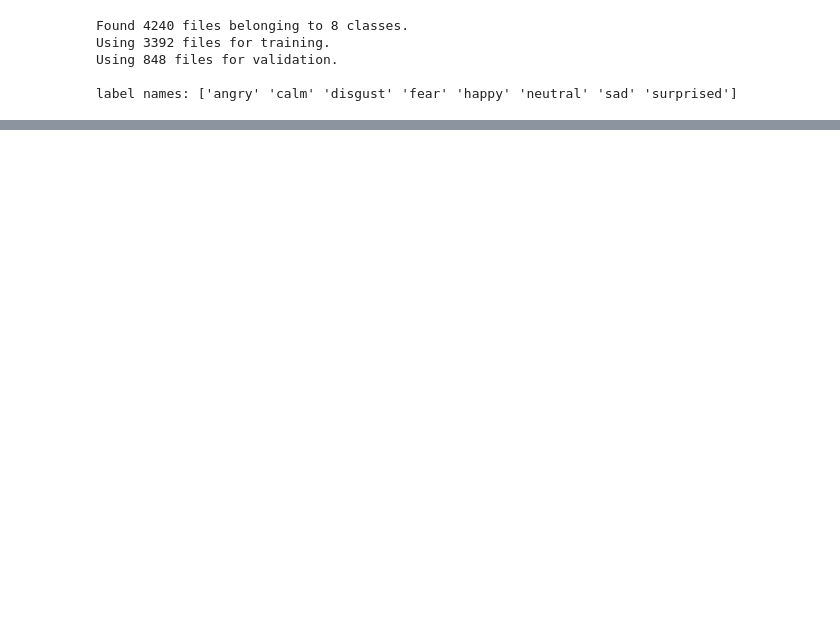
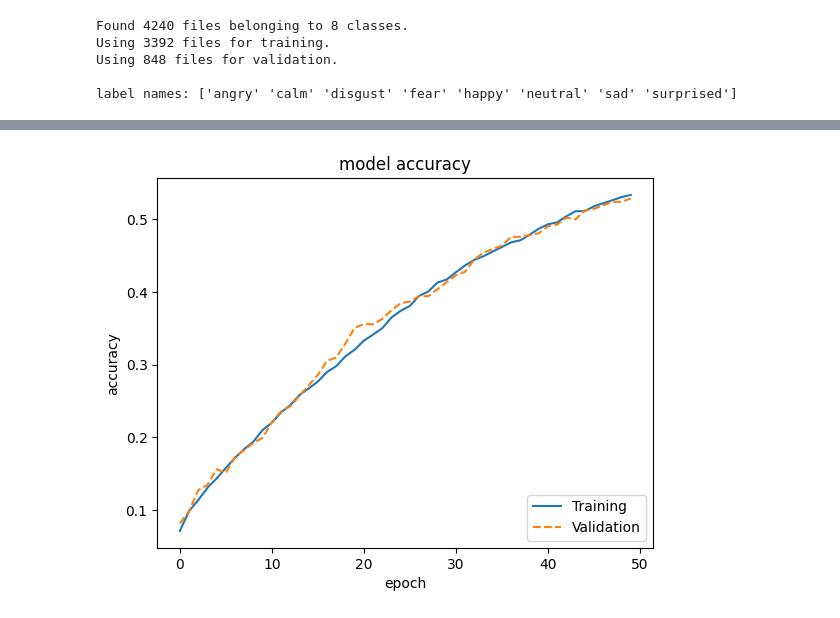
Before and after one commit to amothm80/ics504project, a Jupyter notebook: project_keras_v2.ipynb, the cells around one changed output, grey strips where cells are left out. Cells and saved outputs as stored; diff of their text form; code cells hidden in the pictures; blank space fills up the shorter version.

```diff
--- a/project_keras_v2.ipynb
+++ b/project_keras_v2.ipynb
@@ -78,26 +94,23 @@ TensorShape([64, 96, 1025])
 # %%
+keras.backend.clear_session(free_memory=True)
 model1d = keras.Sequential(
     [
-        layers.InputLayer((None, 1)),
-        layers.STFTSpectrogram(
-            mode="log",
-            # frame_length=SAMPLE_RATE * 40 // 1000,
-            # frame_step=SAMPLE_RATE * 15 // 1000,
-            trainable=False,
-        ),
-        layers.Conv1D(64, 64, activation="relu"),
-        layers.Conv1D(128, 16, activation="relu"),
-        layers.LayerNormalization(),
-        layers.MaxPooling1D(4),
-        layers.Conv1D(128, 8, activation="relu"),
-        layers.Conv1D(256, 8, activation="relu"),
-        layers.Conv1D(512, 4, activation="relu"),
-        layers.LayerNormalization(),
-        layers.Dropout(0.5),
+        layers.InputLayer((None,1)),
+        stftlayer,
+        # layers.Conv1D(64, 8, activation="relu"),
+        # layers.Conv1D(128, 16, activation="relu"),
+        # layers.LayerNormalization(),
+        # layers.MaxPooling1D(4),
+        # layers.Conv1D(128, 8, activation="relu"),
+        # layers.Conv1D(256, 8, activation="relu"),
+        # layers.Conv1D(512, 4, activation="relu"),
+        # layers.LayerNormalization(),
+        # layers.Dropout(0.5),
         layers.GlobalMaxPooling1D(),
-        layers.Dense(256, activation="relu"),
-        layers.Dense(256, activation="relu"),
-        layers.Dropout(0.5),
+        # layers.Dense(256, activation="relu"),
+        # layers.Dense(256, activation="relu"),
+        # layers.Dropout(0.5),
+        # layers.Flatten(),
         layers.Dense(NUM_CLASSES, activation="softmax"),
     ],
     name="model_1d_non_trainble_stft",
@@ -139,7 +146,7 @@ history_model1d = model1d.fit(
     callbacks=[
         keras.callbacks.EarlyStopping(
             monitor="val_loss",
-            patience=EPOCHS,
+            patience=5,
             restore_best_weights=True,
         )
     ],
@@ -165,0 +172,10 @@ Error:
+# %%
+plt.plot(history_model1d.history['accuracy'])
+plt.plot(history_model1d.history['val_accuracy'],linestyle='--')
+plt.title('model accuracy')
+plt.ylabel('accuracy')
+plt.xlabel('epoch')
+plt.legend(['Training', 'Validation'], loc='lower right')
+plt.show()
+# %% [output]
+[figure, added]
```
Also changed, not shown: parts of 18 cells of this notebook.
